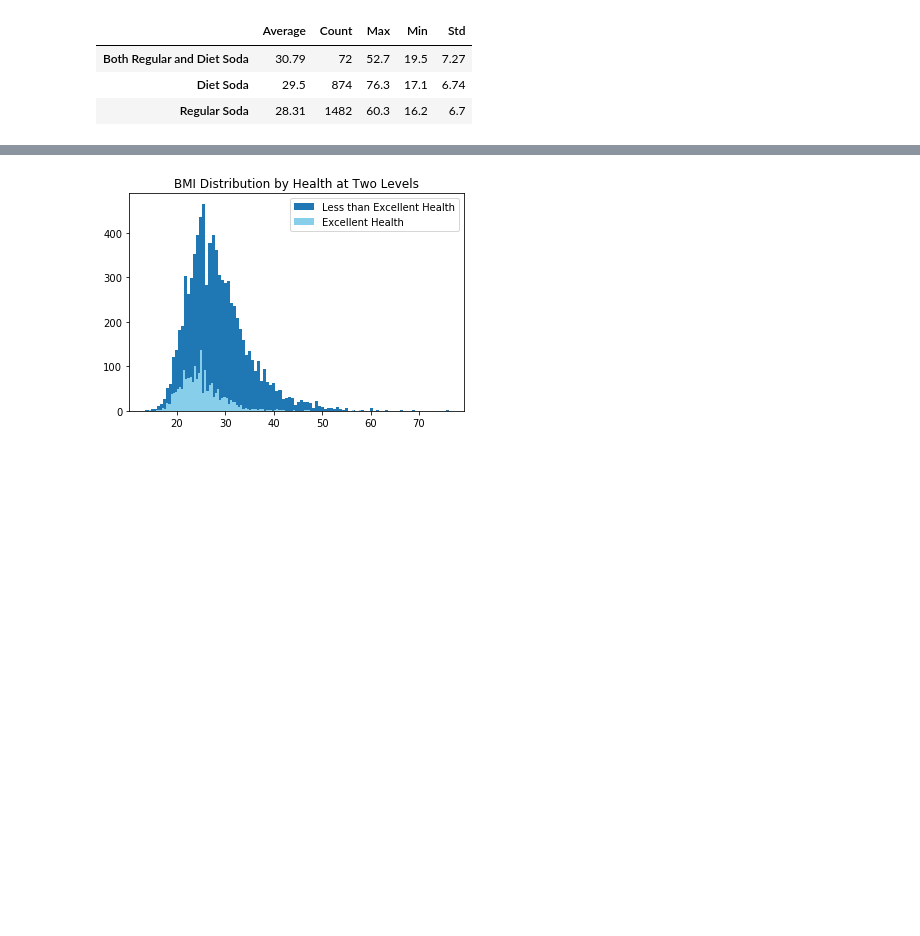
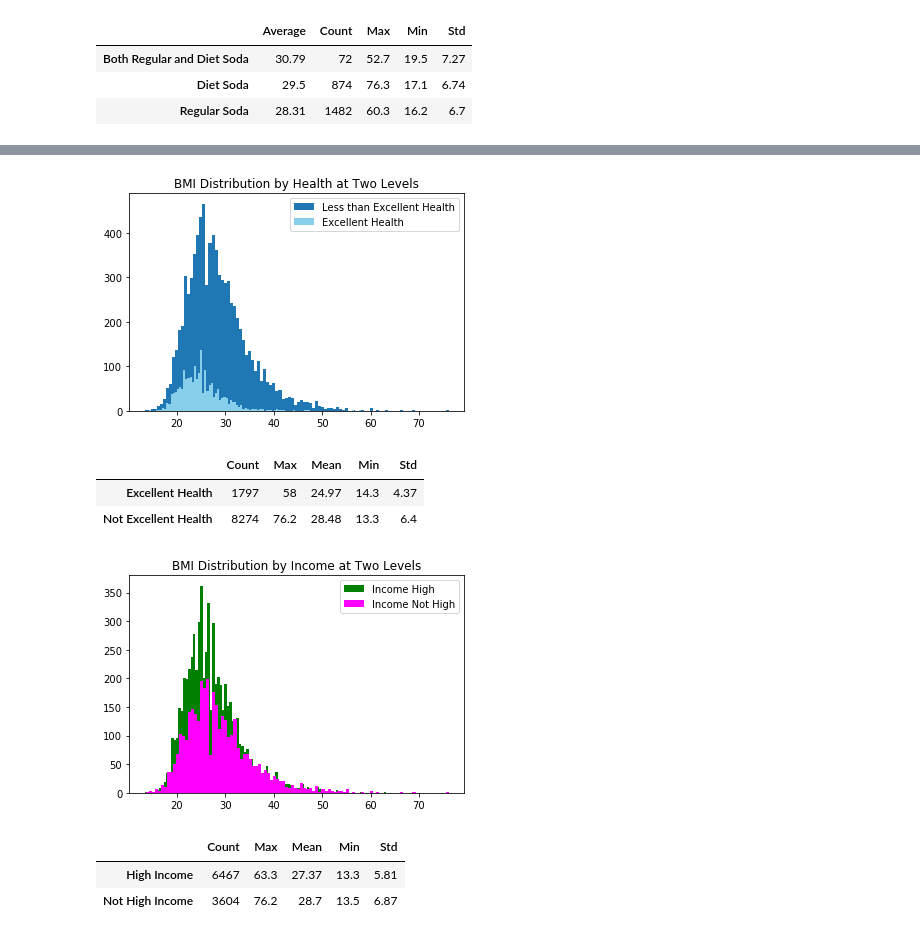
Before and after one commit to Nastajajo/health-stats-part-5-the-stags, a Jupyter notebook: EH_Study_2015-10_2_master_clean.ipynb, the cells around one changed output, grey strips where cells are left out. Cells and saved outputs as stored; diff of their text form; code cells hidden in the pictures; blank space fills up the shorter version.

Commit message:
Data Tables for the rest completed
We can say there are differences in the levels of the research questions, but not if it is sig.

```diff
--- a/EH_Study_2015-10_2_master_clean.ipynb
+++ b/EH_Study_2015-10_2_master_clean.ipynb
@@ -157,23 +138,50 @@ plt.xlabel=('BMI')
 plt.ylabel=('Frequency')
 plt.legend(loc='upper right')
 plt.show()
+
+health = {
+    'Count':{'Excellent Health':1797, 'Not Excellent Health':8274},
+    'Mean':{'Excellent Health':24.97,'Not Excellent Health':28.48},
+    'Std':{'Excellent Health':4.37,'Not Excellent Health':6.4},
+    'Min':{'Excellent Health':14.3,'Not Excellent Health':13.3},
+    'Max':{'Excellent Health':58.0,'Not Excellent Health':76.2}}
+
+health_df = pd.DataFrame(health)
+health_df.style
 # %% [output]
 [figure]
+|  | Count | Max | Mean | Min | Std |
+| Excellent Health | 1797 | 58 | 24.97 | 14.3 | 4.37 |
+| Not Excellent Health | 8274 | 76.2 | 28.48 | 13.3 | 6.4 |
 # %%
 #Is there a correlation between high BMI and Households whose income is high?
 #Household Income (EEINCOME1)
 income_high = (results[(results.EEINCOME1 == 1)])
 #print(income_high.describe())
 income_not_high = (results[(results.EEINCOME1 != 1)])
 #print(income_not_high.describe())
 
-plt.hist(income_high.ERBMI, bins=100, label="income_high", color = 'green')
-plt.hist(income_not_high.ERBMI, bins=100, label= "income_not_high", color = 'magenta')
+plt.hist(income_high.ERBMI, bins=100, label="Income High", color = 'green')
+plt.hist(income_not_high.ERBMI, bins=100, label= "Income Not High", color = 'magenta')
 plt.title('BMI Distribution by Income at Two Levels')
 plt.xlabel=('BMI')
 plt.ylabel=("N occurances")
 plt.legend(loc='upper right')
 plt.show()
+
+income ={
+    'Count':{"High Income":6467,'Not High Income':3604},
+    'Mean':{"High Income":27.37,'Not High Income':28.70},
+    'Std':{"High Income":5.81,'Not High Income':6.87},
+    'Max':{"High Income":63.30,'Not High Income':76.2},
+    'Min':{"High Income":13.3,'Not High Income':13.5}}
+income_df = pd.DataFrame(income)
+income_df.style
+# %% [output]
+[figure, added]
+|  | Count | Max | Mean | Min | Std |
+| High Income | 6467 | 63.3 | 27.37 | 13.3 | 5.81 |
+| Not High Income | 3604 | 76.2 | 28.7 | 13.5 | 6.87 |
 # %%
 #height is in inches multiply by 0.0254 for meters
 height_test = (results.EUHGT * 0.0254)
```
Also changed, not shown: parts of 2 cells of this notebook.
